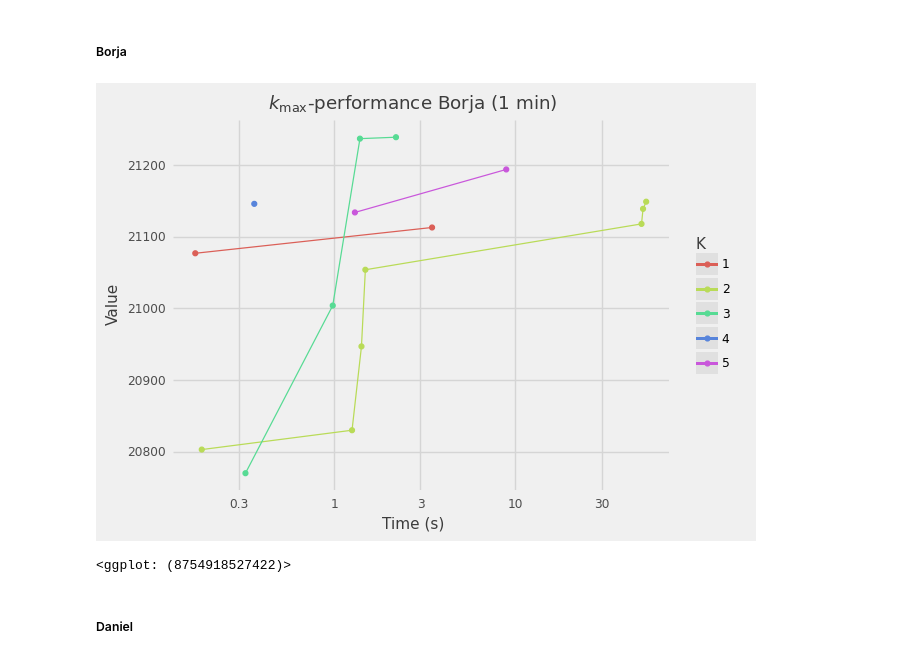
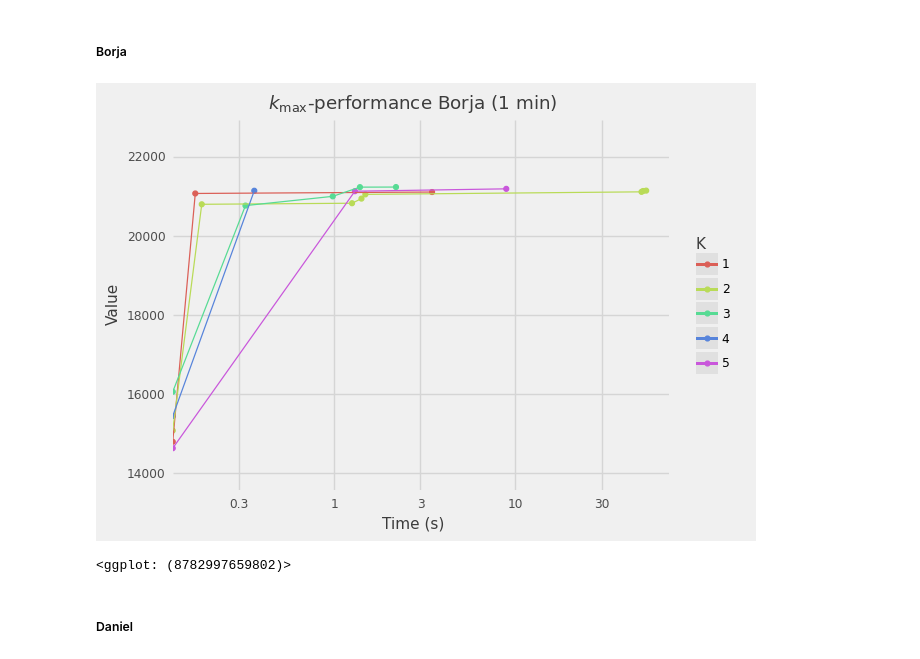
Before and after one commit to AOB-oliver/GRASP-and-GVNS, a Jupyter notebook: Analisis Jupyters/Analisis_Ks.ipynb, the cells around one changed output. Drawn from its saved outputs; the diff is of its cells as text; code cells hidden in the pictures.

```diff
--- a/Analisis Jupyters/Analisis_Ks.ipynb
+++ b/Analisis Jupyters/Analisis_Ks.ipynb
@@ -19,7 +19,7 @@ df_amparo = pd.DataFrame(df[["AMPARO1", "TimeAMPARO1"]])
 df_amparo.rename({"AMPARO1": "Value","TimeAMPARO1": "Time" },axis=1, inplace=True)
 df_amparo["K"]="1"
 df_amparo = df_amparo.dropna()
-df_amparo = df_amparo.drop(0)
+#df_amparo = df_amparo.drop(0)
 df_amparo
 
 for i in range(1,len(Ks)):
@@ -27,8 +27,10 @@ for i in range(1,len(Ks)):
     df_aux.rename({f"AMPARO{Ks[i]}": "Value",f"TimeAMPARO{Ks[i]}": "Time" }, axis=1, inplace=True)
     df_aux["K"]=f"{Ks[i]}"
     df_aux = df_aux.dropna()
-    df_aux = df_aux.drop(0)
+    #df_aux = df_aux.drop(0)
     df_amparo = pd.concat([df_amparo,df_aux], axis=0, )
+
+maxim=df_amparo["Value"].max()
 # %%
 plot_amparo = (
 
@@ -58,38 +66,40 @@ df_borja = pd.DataFrame(df[["BORJA1", "TimeBORJA1"]])
 df_borja.rename({"BORJA1": "Value","TimeBORJA1": "Time" },axis=1, inplace=True)
 df_borja["K"]="1"
 df_borja = df_borja.dropna()
-df_borja = df_borja.drop(0)
+#df_borja = df_borja.drop(0)
 df_borja
 
 for i in range(1,len(Ks)):
     df_aux = pd.DataFrame(df[[f"BORJA{Ks[i]}", f"TimeBORJA{Ks[i]}"]])
     df_aux.rename({f"BORJA{Ks[i]}": "Value",f"TimeBORJA{Ks[i]}": "Time" }, axis=1, inplace=True)
     df_aux["K"]=f"{Ks[i]}"
-    df_aux = df_aux.drop(0)
+ #   df_aux = df_aux.drop(0)
     df_aux = df_aux.dropna()
     df_borja = pd.concat([df_borja,df_aux], axis=0)
 # %%
 plot_borja= (
 
     ggplot(df_borja, aes('Time', 'Value', color='K')) +
 
     geom_point() +
 
     geom_line(aes(group='K')) +
 
     ggtitle(r'$k_\max$-performance Borja ($1$ min)') +
 
     xlab("Time (s)") +
 
     scale_x_log10() +
 
+    ylim(14000, 22500) +
+
     theme_538()
 )
 
 plot_borja
 # %% [output]
-[figure, old version]
+[figure, new version]
-<ggplot: (8754918527422)>
+<ggplot: (8782997659802)>
 # %% [markdown]
 ##### Daniel
 # %%
```
Also changed, not shown: parts of 1 cell of this notebook, 2 other files.
